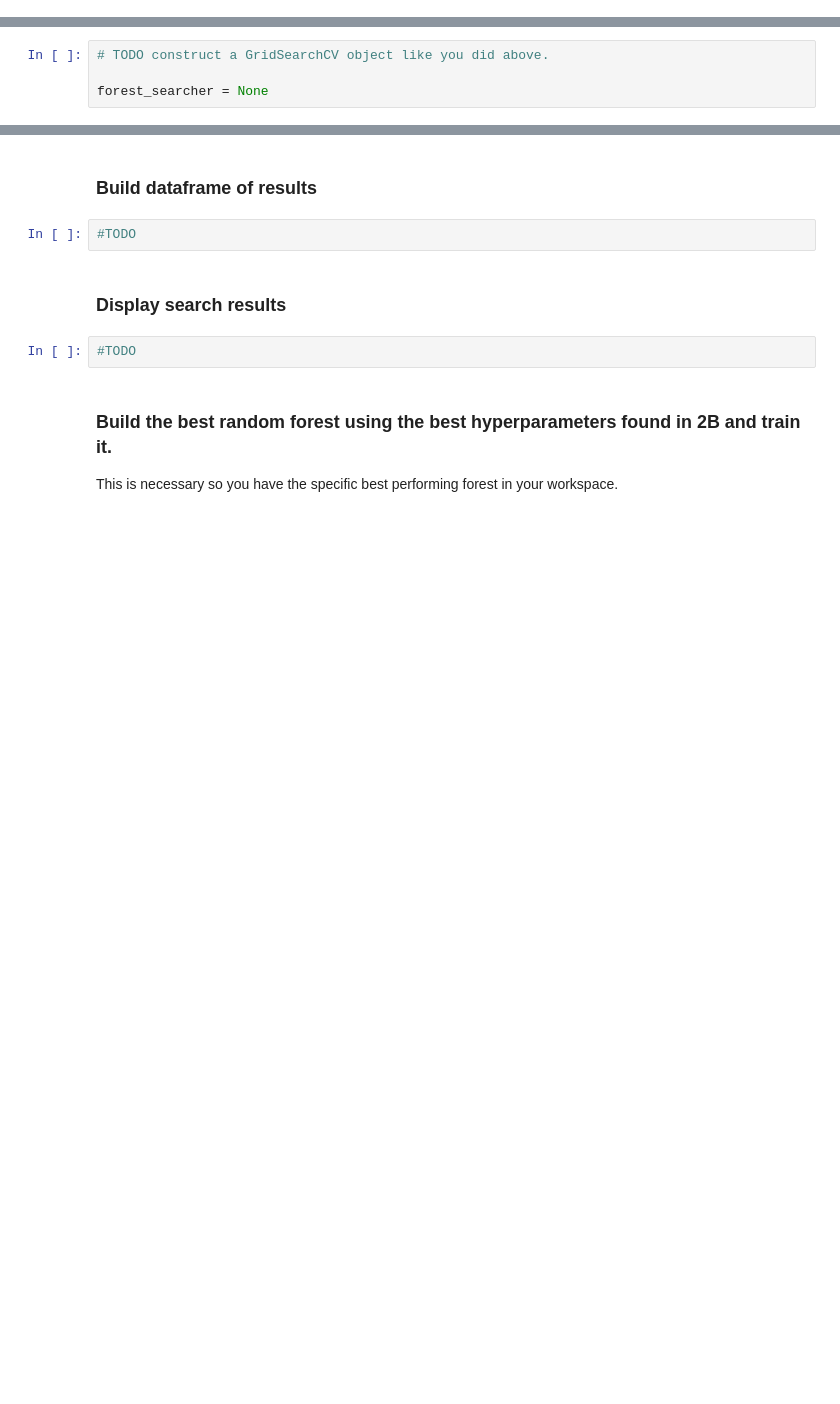
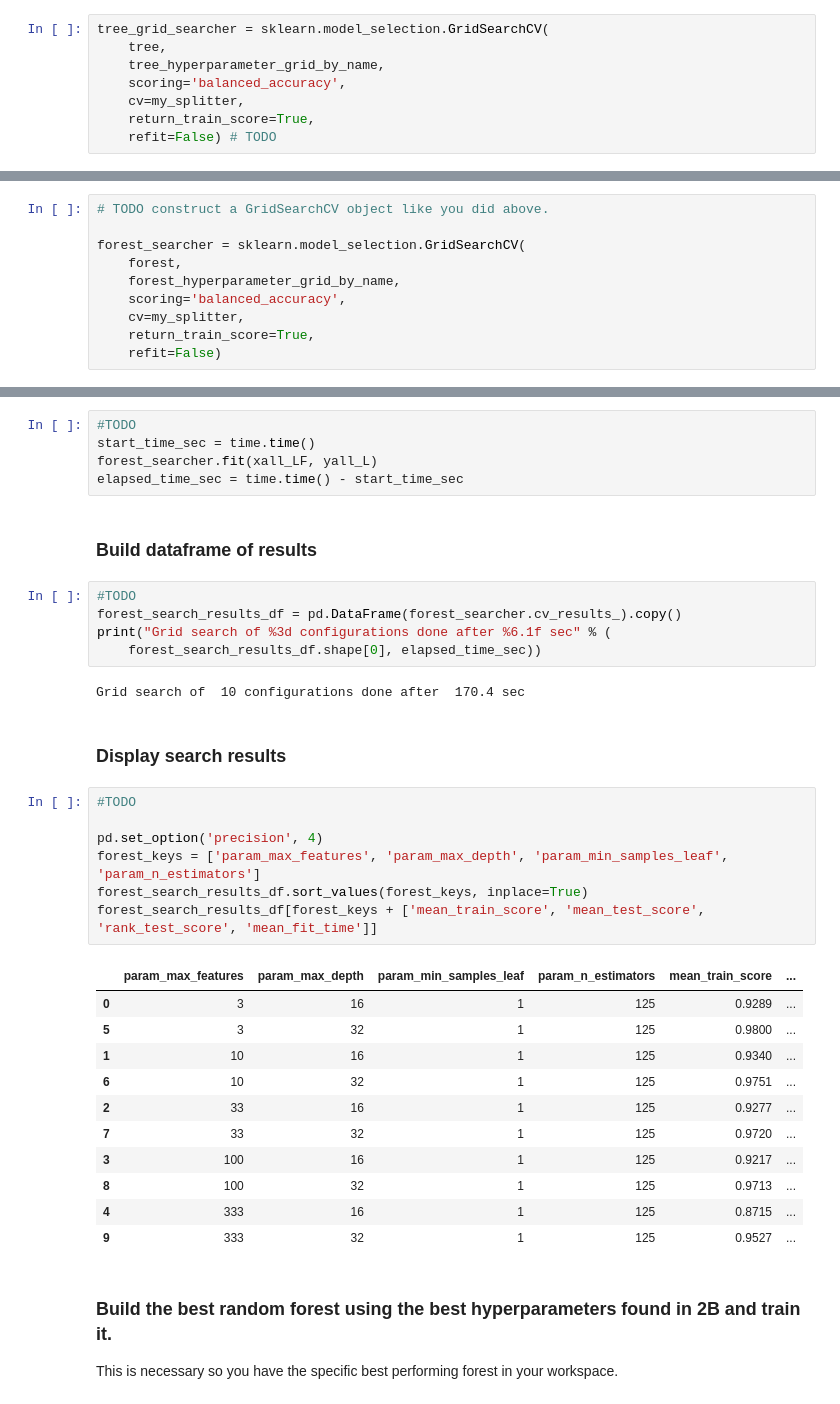
Before and after one commit to kamibrumi/comp135-intro-to-ml, a Jupyter notebook: hw4/hw4.ipynb, the cells around one changed output, grey strips where cells are left out. Cells and saved outputs as stored; diff of their text form; blank space fills up the shorter version.

```diff
--- a/hw4/hw4.ipynb
+++ b/hw4/hw4.ipynb
@@ -187,3 +221,11 @@ tree_grid_searcher = None # TODO
+# %%
+tree_grid_searcher = sklearn.model_selection.GridSearchCV(
+    tree,
+    tree_hyperparameter_grid_by_name,
+    scoring='balanced_accuracy',
+    cv=my_splitter,
+    return_train_score=True,
+    refit=False) # TODO
 # %% [markdown]
 ### Do the search!
 # %%
@@ -275,6 +350,12 @@ forest_hyperparameter_grid_by_name = dict(
 # %%
 # TODO construct a GridSearchCV object like you did above.
 
-forest_searcher = None
+forest_searcher = sklearn.model_selection.GridSearchCV(
+    forest,
+    forest_hyperparameter_grid_by_name,
+    scoring='balanced_accuracy',
+    cv=my_splitter,
+    return_train_score=True,
+    refit=False)
 # %% [markdown]
 ### Do the search!
@@ -283,11 +362,38 @@ forest_searcher = None
+# %%
+#TODO
+start_time_sec = time.time()
+forest_searcher.fit(xall_LF, yall_L)
+elapsed_time_sec = time.time() - start_time_sec
 # %% [markdown]
 ### Build dataframe of results
-# %%
-#TODO
+# %%
+#TODO
+forest_search_results_df = pd.DataFrame(forest_searcher.cv_results_).copy()
+print("Grid search of %3d configurations done after %6.1f sec" % (
+    forest_search_results_df.shape[0], elapsed_time_sec))
+# %% [output]
+Grid search of  10 configurations done after  170.4 sec
 # %% [markdown]
 ### Display search results
-# %%
-#TODO
+# %%
+#TODO
+
+pd.set_option('precision', 4)
+forest_keys = ['param_max_features', 'param_max_depth', 'param_min_samples_leaf', 'param_n_estimators']
+forest_search_results_df.sort_values(forest_keys, inplace=True)
+forest_search_results_df[forest_keys + ['mean_train_score', 'mean_test_score', 'rank_test_score', 'mean_fit_time']]
+# %% [output]
+|  | param_max_features | param_max_depth | param_min_samples_leaf | param_n_estimators | mean_train_score | ... |
+| 0 | 3 | 16 | 1 | 125 | 0.9289 | ... |
+| 5 | 3 | 32 | 1 | 125 | 0.9800 | ... |
+| 1 | 10 | 16 | 1 | 125 | 0.9340 | ... |
+| 6 | 10 | 32 | 1 | 125 | 0.9751 | ... |
+| 2 | 33 | 16 | 1 | 125 | 0.9277 | ... |
+| 7 | 33 | 32 | 1 | 125 | 0.9720 | ... |
+| 3 | 100 | 16 | 1 | 125 | 0.9217 | ... |
+| 8 | 100 | 32 | 1 | 125 | 0.9713 | ... |
+| 4 | 333 | 16 | 1 | 125 | 0.8715 | ... |
+| 9 | 333 | 32 | 1 | 125 | 0.9527 | ... |
 # %% [markdown]
 ### Build the best random forest using the best hyperparameters found in 2B and train it.
 
```
Also changed, not shown: parts of 28 cells of this notebook, 13 other files.
